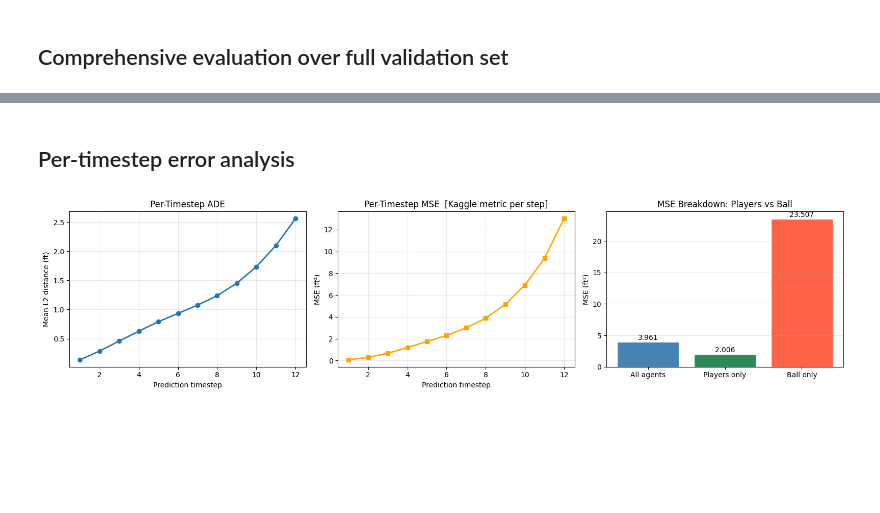
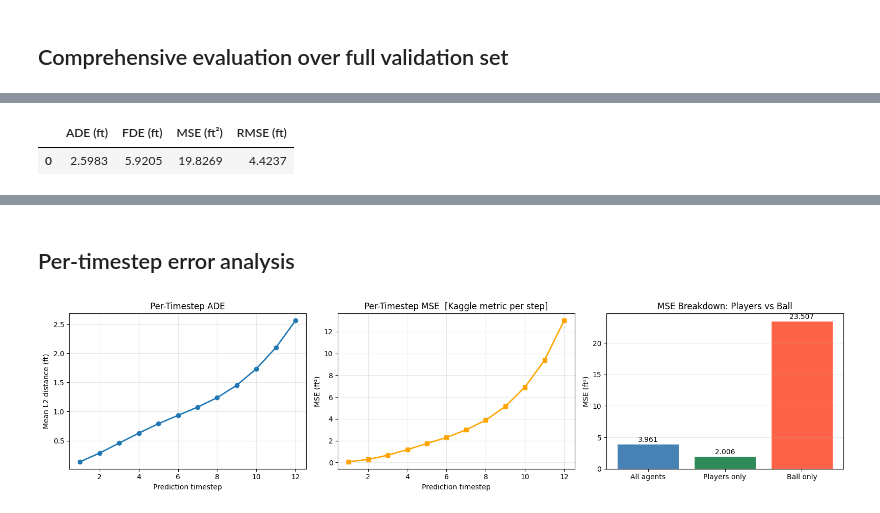
Before and after one commit to RohanGautam/network_ml_project, a Jupyter notebook: eval_and_experiment.ipynb, the cells around one changed output, grey strips where cells are left out. Cells and saved outputs as stored; diff of their text form; code cells hidden in the pictures; blank space fills up the shorter version.

```diff
--- a/eval_and_experiment.ipynb
+++ b/eval_and_experiment.ipynb
@@ -226,0 +255,78 @@ print(f"\n→ Kaggle metric (MSE all agents): {metrics['all']['mse']:.4f} ft²")
+# %%
+# ── Full validation evaluation ────────────────────────────────────────────────
+from tqdm.auto import tqdm
+
+@torch.no_grad()
+def evaluate_model(model, dataloader, device):
+    model.eval()
+
+    ade_list     = []
+    fde_list     = []
+    mse_list     = []
+    rmse_list    = []
+    min_mse_list = []
+
+    for batch in tqdm(dataloader, desc="Evaluating"):
+        X, y = batch
+        X = X.to(device)
+        y = y.to(device)
+
+        B, T_pred, N = y.shape[0], y.shape[1], y.shape[2]
+
+        # Ground truth in absolute feet
+        tgt_abs = (
+            y[:, :, :, :2] * model.sigma + model.mu
+        ).permute(1, 0, 2, 3).reshape(T_pred, B * N, 2)
+
+        # Single-mode prediction
+        pred_abs = model.predict_batch(X)   # [T_pred, B*N, 2]
+
+        # All-modes prediction for minMSE (oracle best-mode)
+        all_modes = model.predict_batch_all_modes(X)  # [K=20, T_pred, B*N, 2]
+
+        # Metrics
+        ade     = compute_ade(pred_abs, tgt_abs).item()
+        fde     = compute_fde(pred_abs, tgt_abs).item()
+        mse     = compute_mse(pred_abs, tgt_abs).item()
+        rmse    = np.sqrt(mse)
+        min_mse = compute_min_mse(all_modes, tgt_abs).item()
+
+        ade_list.append(ade)
+        fde_list.append(fde)
+        mse_list.append(mse)
+        rmse_list.append(rmse)
+        min_mse_list.append(min_mse)
+
+    results = {
+        "ADE (ft)"     : np.mean(ade_list),
+        "FDE (ft)"     : np.mean(fde_list),
+        "MSE (ft²)"    : np.mean(mse_list),
+        "RMSE (ft)"    : np.mean(rmse_list),
+        "minMSE (ft²)" : np.mean(min_mse_list),
+    }
+
+    return results
+
+
+# Run evaluation
+val_loader = dm.val_dataloader()
+
+results = evaluate_model(model, val_loader, device)
+
+# Pretty print
+results_df = pd.DataFrame([results])
+
+display(results_df.style.format({
+    "ADE (ft)"     : "{:.4f}",
+    "FDE (ft)"     : "{:.4f}",
+    "MSE (ft²)"    : "{:.4f}",
+    "RMSE (ft)"    : "{:.4f}",
+    "minMSE (ft²)" : "{:.4f}",
+}))
+
+print("\nValidation Performance:")
+for k, v in results.items():
+    print(f"{k:<15}: {v:.4f}")
+# %% [output]
+|  | ADE (ft) | FDE (ft) | MSE (ft²) | RMSE (ft) |
+| 0 | 2.5983 | 5.9205 | 19.8269 | 4.4237 |
```
Also changed, not shown: parts of 6 cells of this notebook, 4 other files.
